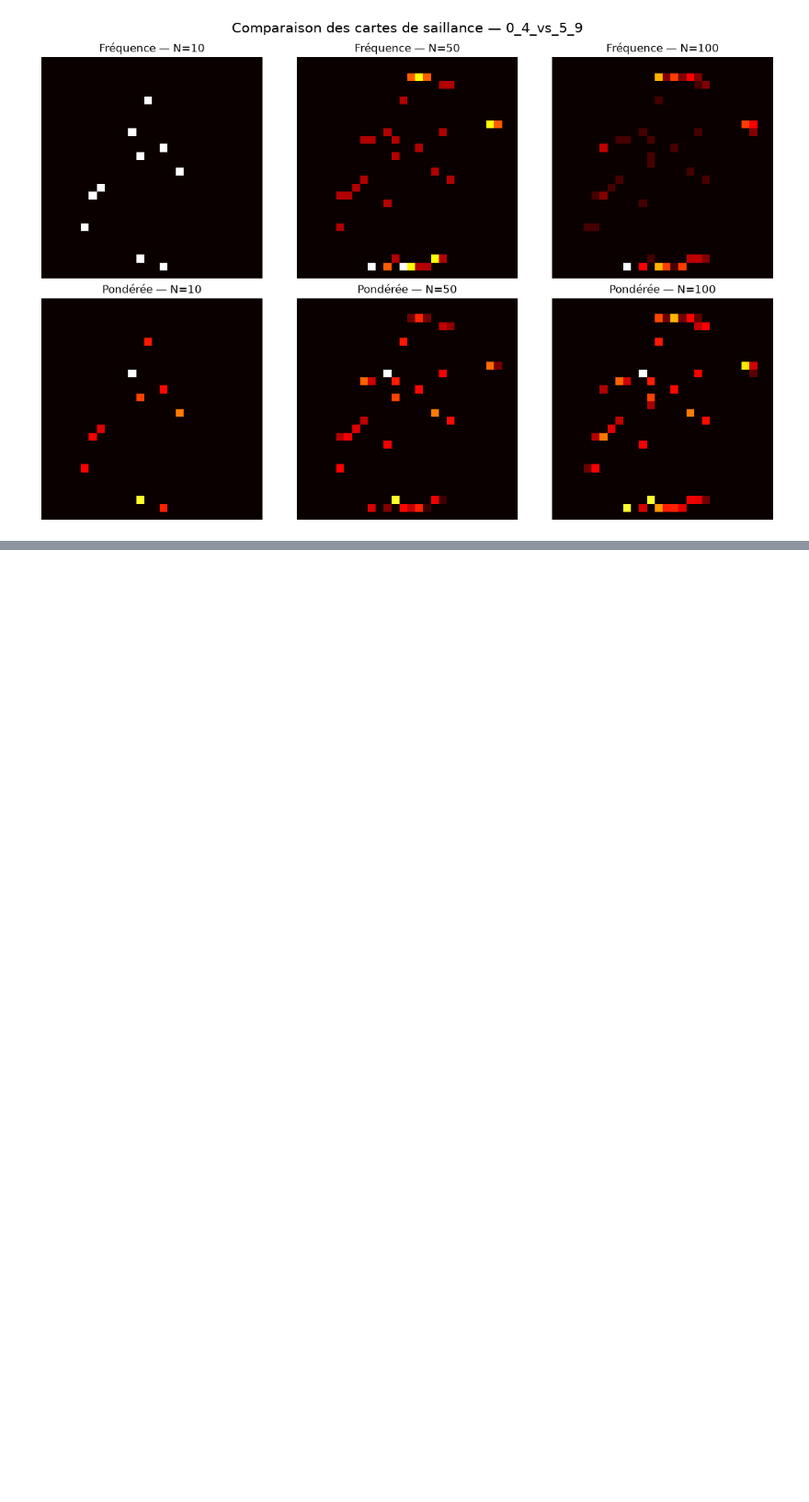
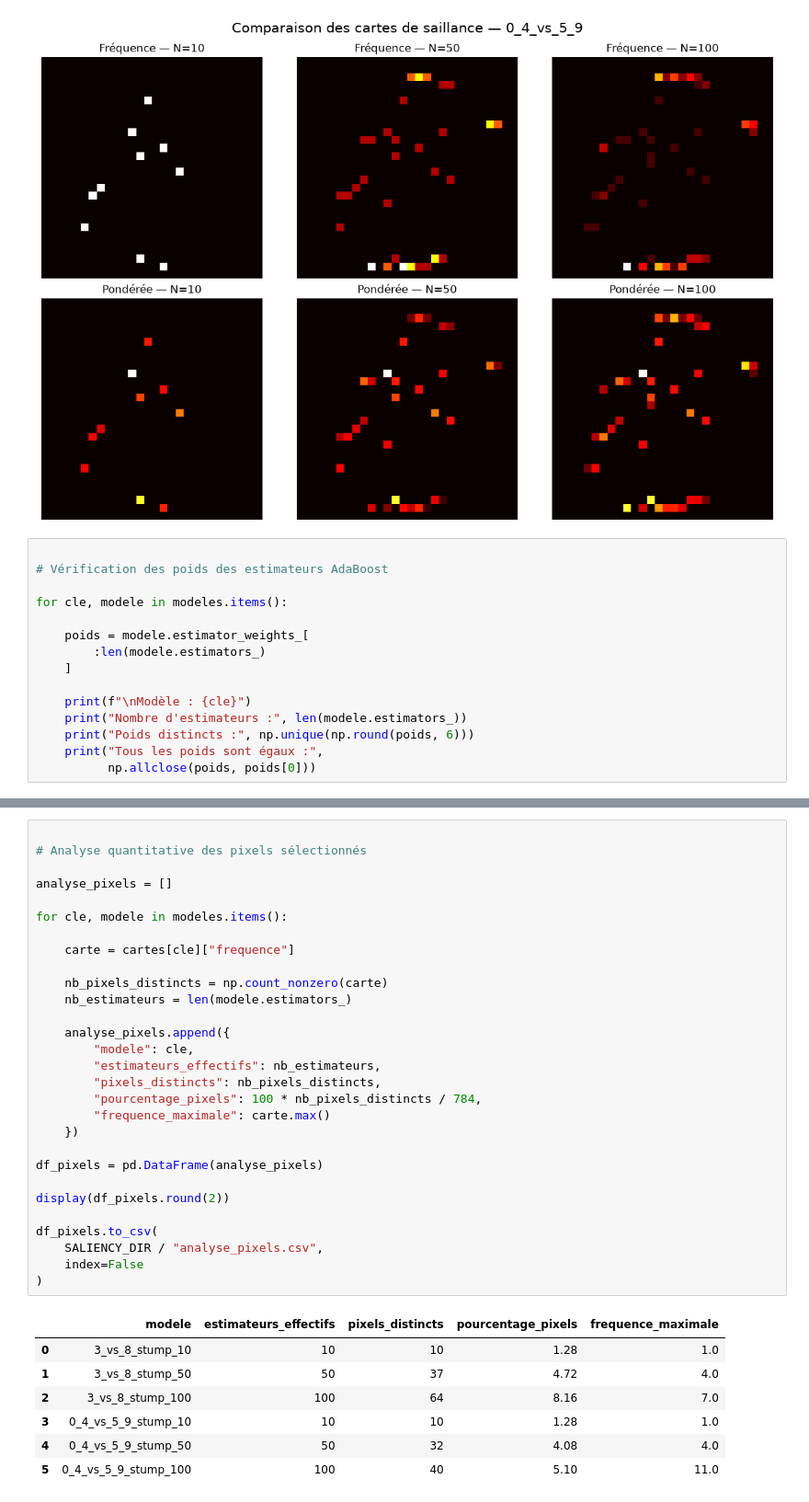
Before and after one commit to LuccaFaccin/DM2_Machine_Learning, a Jupyter notebook: notebooks/03_saliency_maps.ipynb, the cells around one changed output, grey strips where cells are left out. Shown at 92% size. Cells and saved outputs as stored; diff of their text form; blank space fills up the shorter version.

Commit message:
Add quantitative saliency analysis and conclusions

```diff
--- a/notebooks/03_saliency_maps.ipynb
+++ b/notebooks/03_saliency_maps.ipynb
@@ -210,3 +210,18 @@ for dataset_name in datasets_names:
 # %% [output]
 [figure]
 [figure]
+# %%
+
+# Vérification des poids des estimateurs AdaBoost
+
+for cle, modele in modeles.items():
+
+    poids = modele.estimator_weights_[
+        :len(modele.estimators_)
+    ]
+
+    print(f"\nModèle : {cle}")
+    print("Nombre d'estimateurs :", len(modele.estimators_))
+    print("Poids distincts :", np.unique(np.round(poids, 6)))
+    print("Tous les poids sont égaux :",
+          np.allclose(poids, poids[0]))
@@ -212,0 +252,37 @@ for dataset_name in datasets_names:
+# %%
+
+# Analyse quantitative des pixels sélectionnés
+
+analyse_pixels = []
+
+for cle, modele in modeles.items():
+
+    carte = cartes[cle]["frequence"]
+
+    nb_pixels_distincts = np.count_nonzero(carte)
+    nb_estimateurs = len(modele.estimators_)
+
+    analyse_pixels.append({
+        "modele": cle,
+        "estimateurs_effectifs": nb_estimateurs,
+        "pixels_distincts": nb_pixels_distincts,
+        "pourcentage_pixels": 100 * nb_pixels_distincts / 784,
+        "frequence_maximale": carte.max()
+    })
+
+df_pixels = pd.DataFrame(analyse_pixels)
+
+display(df_pixels.round(2))
+
+df_pixels.to_csv(
+    SALIENCY_DIR / "analyse_pixels.csv",
+    index=False
+)
+# %% [output]
+|  | modele | estimateurs_effectifs | pixels_distincts | pourcentage_pixels | frequence_maximale |
+| 0 | 3_vs_8_stump_10 | 10 | 10 | 1.28 | 1.0 |
+| 1 | 3_vs_8_stump_50 | 50 | 37 | 4.72 | 4.0 |
+| 2 | 3_vs_8_stump_100 | 100 | 64 | 8.16 | 7.0 |
+| 3 | 0_4_vs_5_9_stump_10 | 10 | 10 | 1.28 | 1.0 |
+| 4 | 0_4_vs_5_9_stump_50 | 50 | 32 | 4.08 | 4.0 |
+| 5 | 0_4_vs_5_9_stump_100 | 100 | 40 | 5.10 | 11.0 |
```
Also changed, not shown: parts of 4 cells of this notebook, 1 other file.
